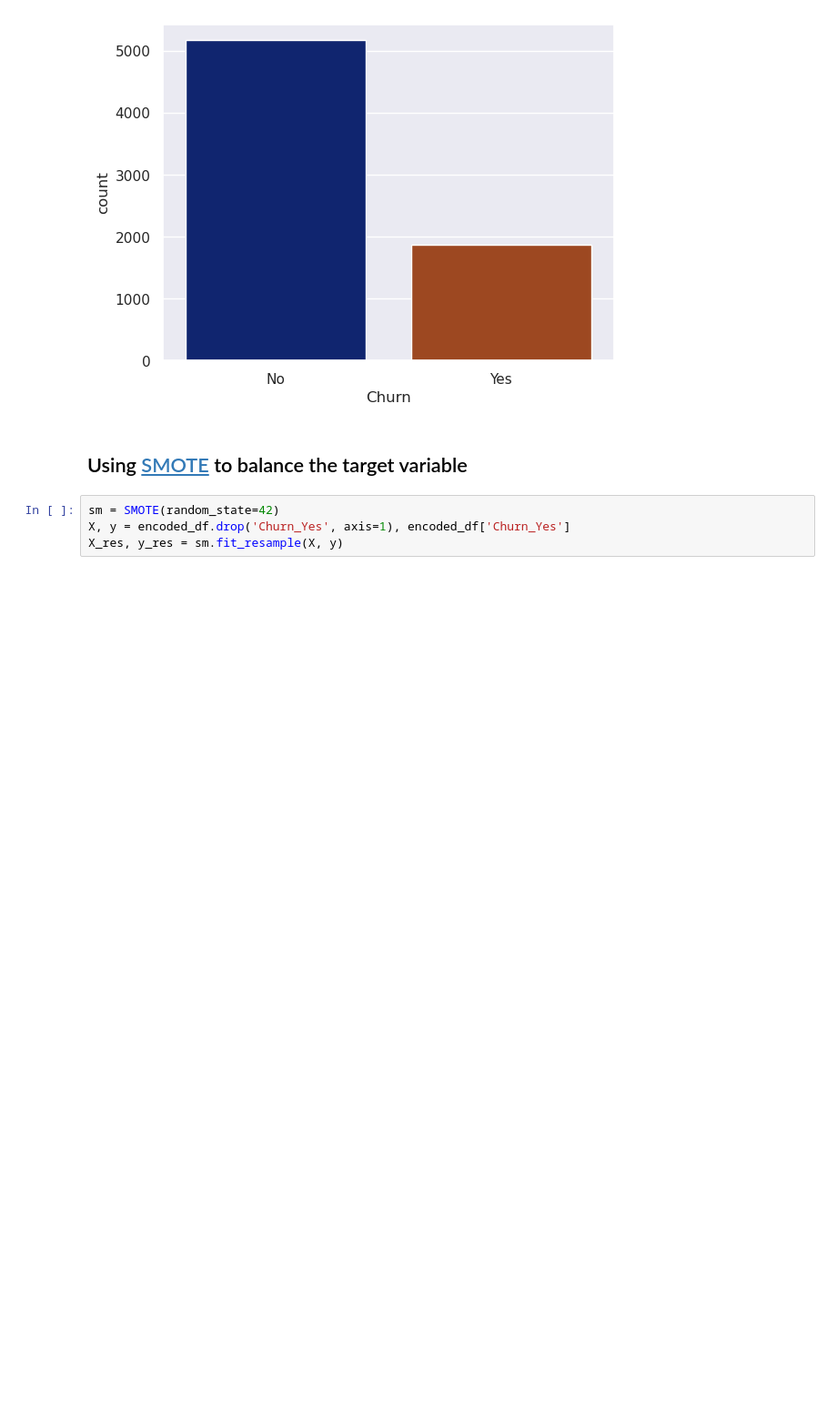
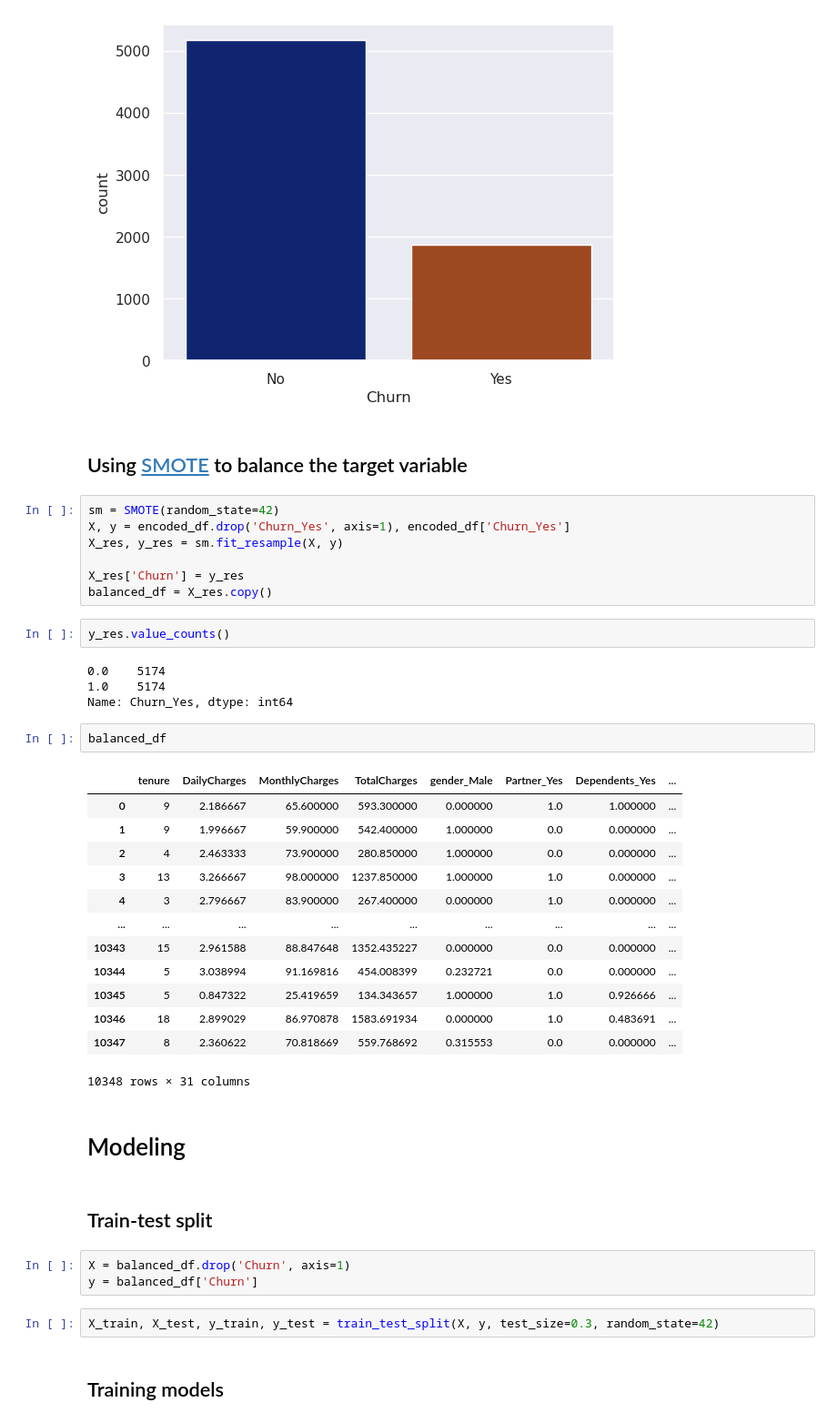
Before and after one commit to luanpbrasil/alura-voz-churn-prediction, a Jupyter notebook: notebooks/preprocessing_and_modeling-week_3.ipynb, the cells around one changed output. Shown at 91% size. Saved outputs shown, nothing was run; the diff lists cells and outputs as text; blank space fills up the shorter version.

```diff
--- a/notebooks/preprocessing_and_modeling-week_3.ipynb
+++ b/notebooks/preprocessing_and_modeling-week_3.ipynb
@@ -126,3 +134,39 @@ sns.countplot(x='Churn', data=df, palette='dark');
 sm = SMOTE(random_state=42)
 X, y = encoded_df.drop('Churn_Yes', axis=1), encoded_df['Churn_Yes']
 X_res, y_res = sm.fit_resample(X, y)
+
+X_res['Churn'] = y_res
+balanced_df = X_res.copy()
+# %%
+y_res.value_counts()
+# %% [output]
+0.0    5174
+1.0    5174
+Name: Churn_Yes, dtype: int64
+# %%
+balanced_df
+# %% [output]
+|  | tenure | DailyCharges | MonthlyCharges | TotalCharges | gender_Male | Partner_Yes | Dependents_Yes | ... |
+| 0 | 9 | 2.186667 | 65.600000 | 593.300000 | 0.000000 | 1.0 | 1.000000 | ... |
+| 1 | 9 | 1.996667 | 59.900000 | 542.400000 | 1.000000 | 0.0 | 0.000000 | ... |
+| 2 | 4 | 2.463333 | 73.900000 | 280.850000 | 1.000000 | 0.0 | 0.000000 | ... |
+| 3 | 13 | 3.266667 | 98.000000 | 1237.850000 | 1.000000 | 1.0 | 0.000000 | ... |
+| 4 | 3 | 2.796667 | 83.900000 | 267.400000 | 0.000000 | 1.0 | 0.000000 | ... |
+| ... | ... | ... | ... | ... | ... | ... | ... | ... |
+| 10343 | 15 | 2.961588 | 88.847648 | 1352.435227 | 0.000000 | 0.0 | 0.000000 | ... |
+| 10344 | 5 | 3.038994 | 91.169816 | 454.008399 | 0.232721 | 0.0 | 0.000000 | ... |
+| 10345 | 5 | 0.847322 | 25.419659 | 134.343657 | 1.000000 | 1.0 | 0.926666 | ... |
+| 10346 | 18 | 2.899029 | 86.970878 | 1583.691934 | 0.000000 | 1.0 | 0.483691 | ... |
+| 10347 | 8 | 2.360622 | 70.818669 | 559.768692 | 0.315553 | 0.0 | 0.000000 | ... |
+10348 rows × 31 columns
+# %% [markdown]
+# Modeling
+# %% [markdown]
+## Train-test split
+# %%
+X = balanced_df.drop('Churn', axis=1)
+y = balanced_df['Churn']
+# %%
+X_train, X_test, y_train, y_test = train_test_split(X, y, test_size=0.3, random_state=42)
+# %% [markdown]
+## Training models
```
Also changed, not shown: parts of 19 cells of this notebook.
